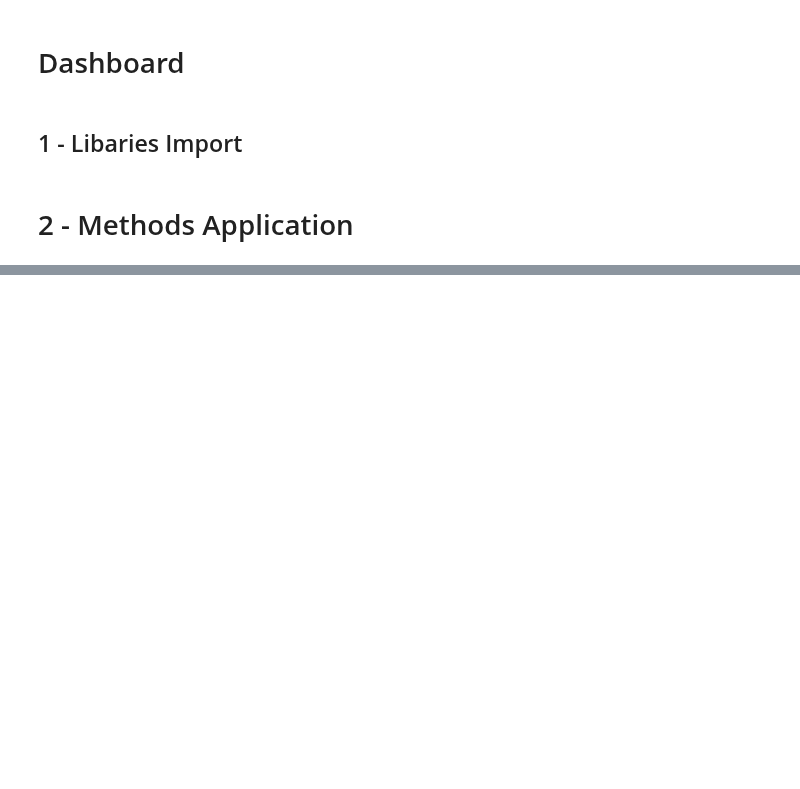
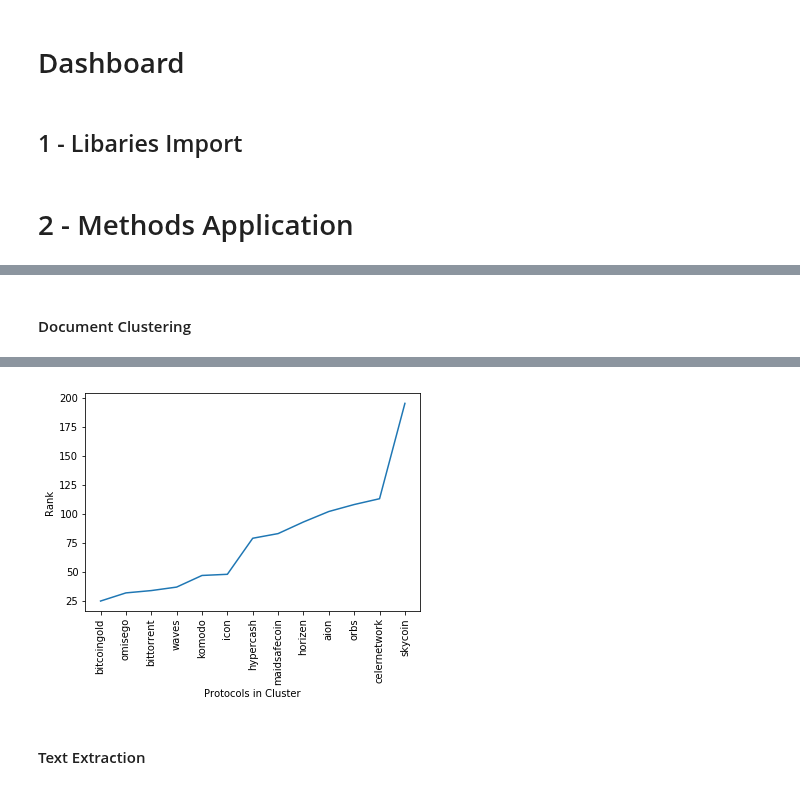
Before and after one commit to luisdiegocm/HWR_DataScience_Project, a Jupyter notebook: dashboard/Dashboard.ipynb, the cells around one changed output, grey strips where cells are left out. Drawn from its saved outputs; the diff is of its cells as text; code cells hidden in the pictures; blank space fills up the shorter version.

```diff
--- a/dashboard/Dashboard.ipynb
+++ b/dashboard/Dashboard.ipynb
@@ -154,11 +198,6 @@ class DocumentClustering():
 
         # Filter out raw tokens to remove noise
         filtered_tokens = [token for token in tokens if re.search('[a-zA-Z]', token)]
-
-        # Stem the filtered_tokens
-        stems = []
-        for token in filtered_tokens:
-             stems.append(stemmer.stem(token))
 
         return filtered_tokens
 
@@ -198,7 +237,7 @@ class DocumentClustering():
     #Process a single document
     def averaged_word_vectorizer(self,corpus, model, num_features):
         vocabulary = set(model.wv.index2word)
-        features = [average_word_vectors(tokenized_sentence, model, vocabulary, num_features)
+        features = [self.average_word_vectors(tokenized_sentence, model, vocabulary, num_features)
                         for tokenized_sentence in corpus]
 
         return np.array(features)
@@ -258,9 +297,9 @@ class DocumentClustering():
 
         self.ap.fit(w2v_feature_array)
 
-        ap_centers = ap.cluster_centers_
+        ap_centers = self.ap.cluster_centers_
 
-        cluster_labels = ap.labels_
+        cluster_labels = self.ap.labels_
         cluster_labels = pd.DataFrame(cluster_labels, columns=['ClusterLabel'])
 
         self.df = self.df.reset_index()
@@ -269,16 +308,16 @@ class DocumentClustering():
         clus_val = rslt_df.ClusterLabel.value_counts()
 
         # Create a Dataframe with the predicted clusters
-        self.reference = rslt_df[["index","cluster","ClusterLabel"]]
+        self.reference = rslt_df[["index","ClusterLabel"]]
 
-        self.reference.columns = ["protocol","kmeans_cluster","ap_cluster"]
+        self.reference.columns = ["protocol","ap_cluster"]
 
 
     def visualize_ap_clusters(self,protocol):
         # Application of Affinity Propagation Cluster to a specific white paper
         cleaned_text = self.clean_text(list([self.data.corpora_test_whole[protocol]]))
 
-        w2v_feature_array = averaged_word_vectorizer(corpus=cleaned_text, model=self.model,
+        w2v_feature_array = self.averaged_word_vectorizer(corpus=cleaned_text, model=self.model,
                                                      num_features=100)
 
         predict = self.ap.predict(w2v_feature_array)
@@ -677,0 +872,2 @@ class TextClassification():
+# %%
+dc = DocumentClustering(dataset)
@@ -677,0 +894,2 @@ class TextClassification():
+# %% [markdown]
+#### Document Clustering
@@ -677,0 +902,3 @@ class TextClassification():
+# %%
+dc.visualize_ap_clusters(protocol)
+# %% [output]
@@ -677,0 +906,3 @@ class TextClassification():
+[figure, added]
+# %% [markdown]
+#### Text Extraction
```
Also changed, not shown: parts of 38 cells of this notebook, 12 other files.
